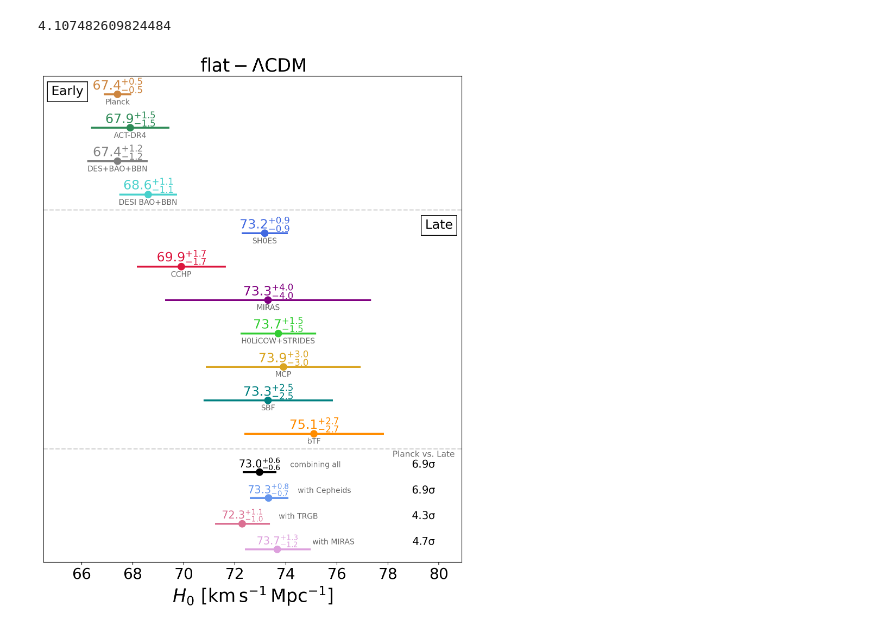
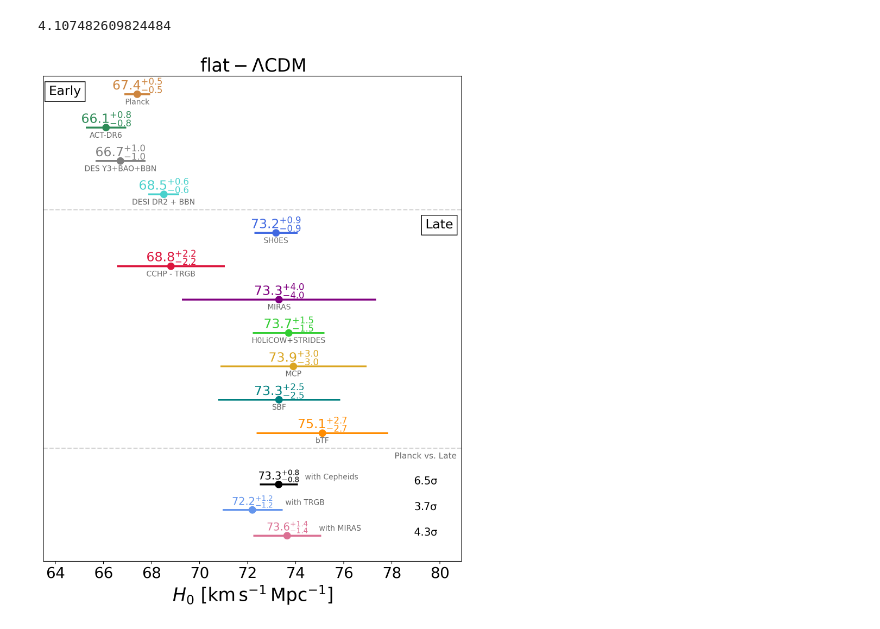
Before and after one commit to shsuyu/H0LiCOW-public, a Jupyter notebook: H0_tension_plots/H0_tension.ipynb, the cells around one changed output. Drawn from its saved outputs; the diff is of its cells as text; code cells hidden in the pictures.

```diff
--- a/H0_tension_plots/H0_tension.ipynb
+++ b/H0_tension_plots/H0_tension.ipynb
@@ -5,27 +5,30 @@ from util import *
 flat = np.linspace(50, 100, num=10000)
 
 # create estimate
-tdc = Estimate(name="H0LiCOW+STRIDES", mean=73.7, std=1.45)#from https://ui.adsabs.harvard.edu/abs/2019arXiv190704869W/abstract
+tdc = Estimate(name="H0LiCOW+STRIDES", mean=73.7, std=1.45)#from https://ui.adsabs.harvard.edu/abs/2020MNRAS.498.1420W/abstract and https://ui.adsabs.harvard.edu/abs/2020A%26A...639A.101M/abstract
 planck = Estimate(name="Planck", mean=67.4, std=0.5)#from https://ui.adsabs.harvard.edu/abs/2018arXiv180706209P/abstract
-ACTDR4 = Estimate(name="ACT-DR4", mean=67.9, std=1.5)#from https://ui.adsabs.harvard.edu/abs/2020JCAP...12..047A/abstract
-des = Estimate(name="DES+BAO+BBN", mean=67.4, std=1.15)#from https://ui.adsabs.harvard.edu/abs/2018MNRAS.480.3879A/abstract
+ACT = Estimate(name="ACT-DR6", mean=66.1, std=0.8)#from https://ui.adsabs.harvard.edu/abs/2025arXiv250314452L/abstract
+# des = Estimate(name="DES+BAO+BBN", mean=67.4, std=1.15)#from https://ui.adsabs.harvard.edu/abs/2018MNRAS.480.3879A/abstract
+des = Estimate(name="DES Y3+BAO+BBN", mean=66.7, std=1.0)#from https://arxiv.org/abs/2501.05739 Table II
 # boss = Estimate(name="BOSS(Full-Shape)+BAO+BBN", mean=68.6, std=1.1)#update from https://arxiv.org/pdf/2002.04035.pdf
-desi = Estimate(name="DESI BAO+BBN", mean=68.6, std=1.1)#DESI Y1 results (BAO + BBN) from https://ui.adsabs.harvard.edu/abs/2024arXiv240403002D/abstract
+# desi = Estimate(name="DESI BAO+BBN", mean=68.6, std=1.1)#DESI Y1 results (BAO + BBN) from https://ui.adsabs.harvard.edu/abs/2024arXiv240403002D/abstract
+desi = Estimate(name="DESI DR2 + BBN", mean=68.5, std=0.6)#DESI DR2 results (+ BBN) from https://arxiv.org/pdf/2503.14738, Eq. 19
 
 
 shoes = Estimate(name="SH0ES", mean=73.17, std=0.86)# from https://arxiv.org/abs/2404.08038
-cchp = Estimate(name="CCHP", mean=69.9, std=1.7)# from "https://ui.adsabs.harvard.edu/abs/2021ApJ...919...16F/abstract"
+# cchp = Estimate(name="CCHP", mean=69.9, std=1.7)# from "https://ui.adsabs.harvard.edu/abs/2021ApJ...919...16F/abstract"
+cchp = Estimate(name="CCHP - TRGB", mean=68.8, std=2.2)# from "https://ui.adsabs.harvard.edu/abs/2024arXiv240806153F/abstract" TRGB calibration
 miras = Estimate(name="MIRAS", mean=73.3, std=4.0)# from https://ui.adsabs.harvard.edu/abs/2020ApJ...889....5H/abstract
 masers = Estimate(name="MCP", mean=73.9, std=3.0) #update from https://ui.adsabs.harvard.edu/abs/2020ApJ...891L...1P/abstract
 sbf = Estimate(name="SBF", mean=73.3, std=2.5) # https://ui.adsabs.harvard.edu/abs/2021arXiv210102221B/abstract
 bTF = Estimate(name="bTF", mean=75.1, std=2.7) #https://ui.adsabs.harvard.edu/abs/2020arXiv200608615S/abstract
 
 # combine estimates
-local_ceph = combine_estimates([tdc, shoes, masers], flat)
+local_ceph = combine_estimates([tdc, shoes], flat)
 local_ceph.name = "with Cepheids"
-local_trgb = combine_estimates([tdc, cchp, masers], flat)
+local_trgb = combine_estimates([tdc, cchp], flat)
 local_trgb.name = "with TRGB"
-local_miras = combine_estimates([tdc, miras, masers], flat)
+local_miras = combine_estimates([tdc, miras], flat)
 local_miras.name = "with MIRAS"
 local_all = combine_estimates([tdc, shoes, cchp, miras, masers, sbf, bTF], flat)
 local_all.name = "combining all"
@@ -52,15 +55,15 @@ plt.xlabel(r"$H_0\rm{\ [km\,s^{-1}\,Mpc^{-1}]}$", fontsize=24)
 plt.yticks(fontsize=14)
 plt.xticks(fontsize=20)
 
-xs = [planck, ACTDR4, des, desi, shoes, cchp, miras, tdc, masers, sbf, bTF, local_all, local_ceph, local_trgb, local_miras]
+xs = [planck, ACT, des, desi, shoes, cchp, miras, tdc, masers, sbf, bTF, local_ceph, local_trgb, local_miras]
 ys = [18.7, 17.4, 16.1, 14.8,
       13.3, 12.0, 10.7, 9.4, 8.1, 6.8, 5.5,
-      4, 3, 2, 1] #1.5 between group, 1.3 between estimates within a group
+      3.5, 2.5, 1.5] #1.5 between group, 1.3 between estimates within a group
 
 colors = ['peru', 'seagreen', 'grey','mediumturquoise', 'royalblue', 'crimson', 'purple', 'limegreen',
           'goldenrod', 'teal', 'darkorange','black', 'cornflowerblue',  'palevioletred', 'plum']
 
-plt.axis([64.5, 80.9, 0.5, 19.4]) # 75.6
+plt.axis([63.5, 80.9, 0.5, 19.4]) # 75.6
 plt.gca().yaxis.set_major_locator(plt.NullLocator())
 plt.title(r'$\rm{flat-\Lambda CDM}$', fontsize=24)
 
@@ -75,38 +78,38 @@ for x, y, c in zip(xs, ys, colors):
         plt.annotate(x.name, xy=(pcs[1], y-0.4), color = "dimgrey", horizontalalignment="center", fontsize=10)
 
     else:
         delaytext = r"$%.1f^{+%.1f}_{-%.1f}$" % (pcs[1], pcs[2]-pcs[1], pcs[1]-pcs[0])
         plt.annotate(delaytext, xy=(pcs[1], y + 0.19), color = c, horizontalalignment="center", fontsize=14)
         plt.annotate(x.name, xy=(pcs[1]+ 2.2, y + 0.19), color = "dimgrey", horizontalalignment="center", fontsize=10)
 
 # dashed lines to split early, late and combinations
 plt.axhline(14.2, color="darkgrey", ls='--', alpha=0.5)
 plt.axhline(4.9, color="darkgrey", ls='--', alpha=0.5)
 
 # subpanels labels
 bbox_props = dict(boxstyle="square", lw=1,  fc="white")
-plt.annotate("Early", xy=(66.07, 18.8), color = "black",
+plt.annotate("Early", xy=(65.07, 18.8), color = "black",
              horizontalalignment="right", verticalalignment="center", fontsize=17, bbox=bbox_props)
 plt.annotate("Late", xy=(80.55, 13.6), color = "black",
              horizontalalignment="right", verticalalignment="center", fontsize=17, bbox=bbox_props)
 
 
 # printing the tension with Planck
 xpos = 79.4
-plt.annotate("Planck vs. Late", xy=(xpos, 4.6), color = "dimgrey",
+plt.annotate("Planck vs. Late", xy=(xpos, 4.5), color = "dimgrey",
              horizontalalignment="center", fontsize=11)
 
-plt.annotate(r"$\rm{%.1f\sigma}$" % tension_local_all, xy=(xpos, 4.18), color = "black",
+# plt.annotate(r"$\rm{%.1f\sigma}$" % tension_local_all, xy=(xpos, 4.18), color = "black",
+#              horizontalalignment="center", fontsize=14)
+plt.annotate(r"$\rm{%.1f\sigma}$" % tension_local_ceph, xy=(xpos, ys[-3]), color = "black",
              horizontalalignment="center", fontsize=14)
-plt.annotate(r"$\rm{%.1f\sigma}$" % tension_local_ceph, xy=(xpos, 3.18), color = "black",
+plt.annotate(r"$\rm{%.1f\sigma}$" % tension_local_trgb, xy=(xpos, ys[-2]), color = "black",
              horizontalalignment="center", fontsize=14)
-plt.annotate(r"$\rm{%.1f\sigma}$" % tension_local_trgb, xy=(xpos, 2.18), color = "black",
-             horizontalalignment="center", fontsize=14)
-plt.annotate(r"$\rm{%.1f\sigma}$" % tension_local_miras, xy=(xpos, 1.18), color = "black",
+plt.annotate(r"$\rm{%.1f\sigma}$" % tension_local_miras, xy=(xpos, ys[-1]), color = "black",
              horizontalalignment="center", fontsize=14)
 
 plt.tight_layout()
 plt.savefig('H0_tension.pdf', dpi=200)
 plt.savefig('H0_tension.png', dpi=200)
 # %% [output]
-[figure, old version]
+[figure, new version]
```
Also changed, not shown: 2 other files.
